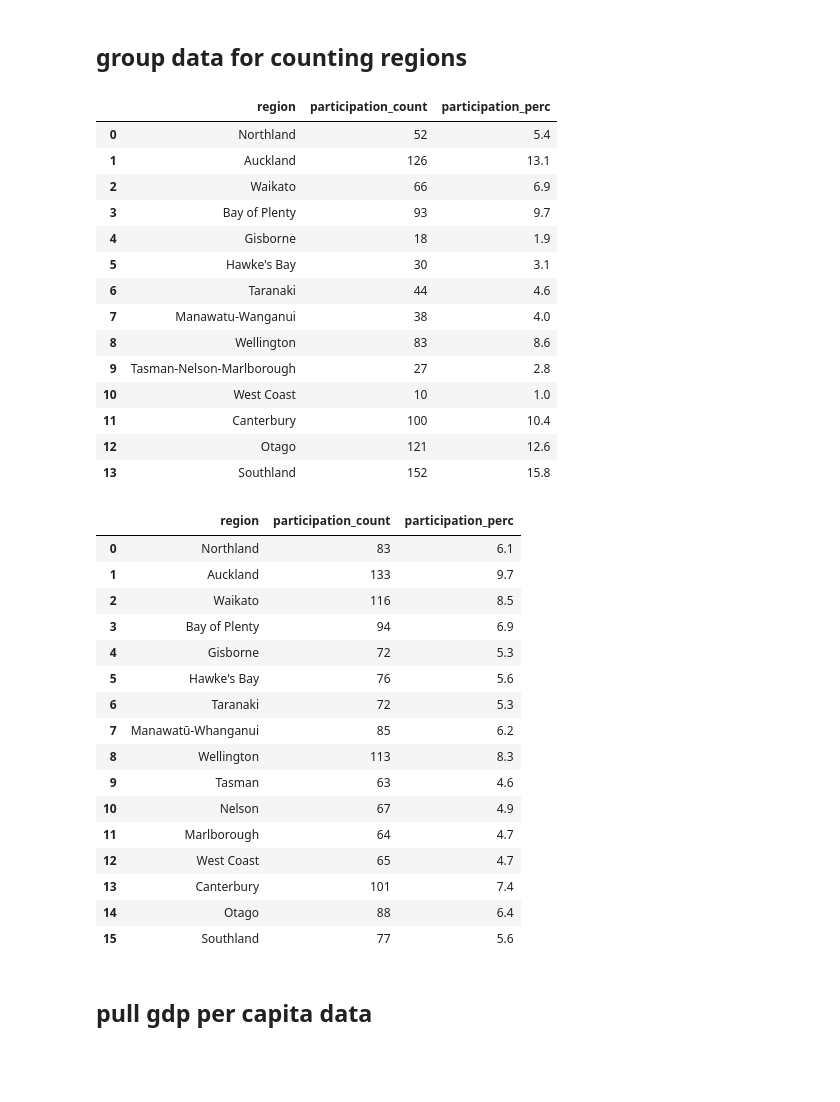
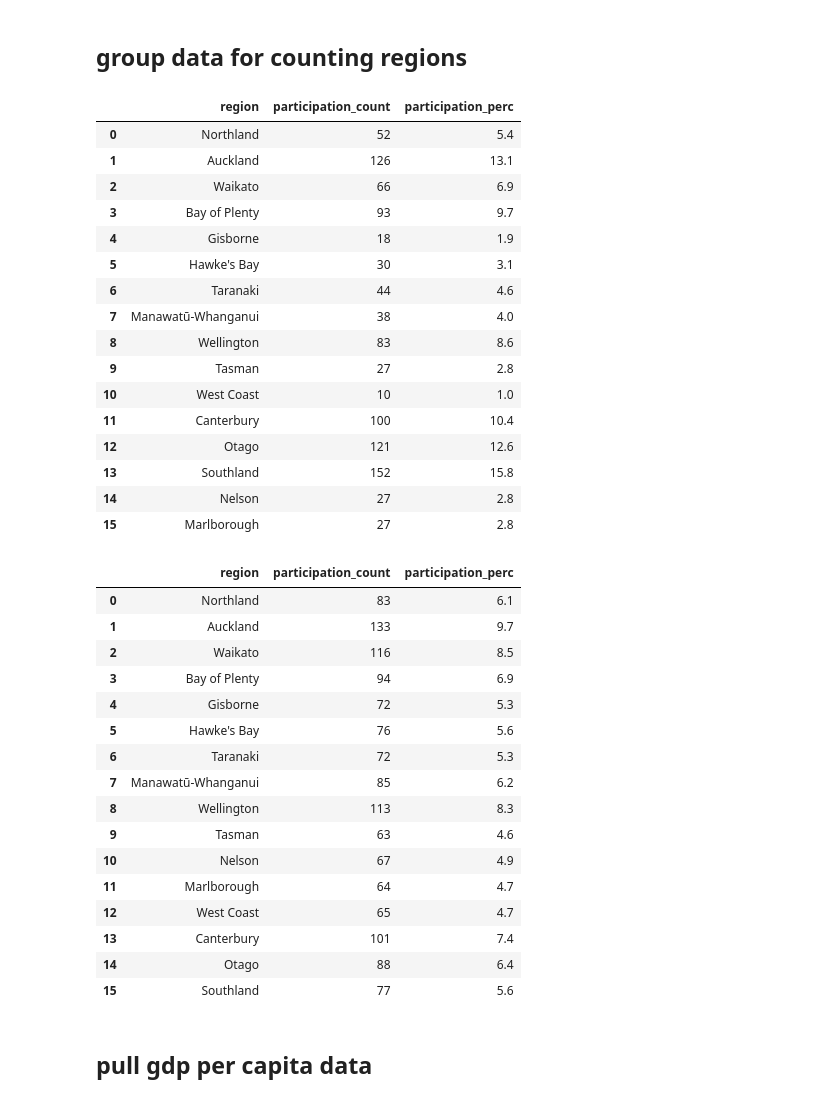
Before and after one commit to matthew-trava/huiehackathon-team2, a Jupyter notebook: gis.ipynb, the cells around one changed output. Cells and saved outputs as stored; diff of their text form; code cells hidden in the pictures; blank space fills up the shorter version.

Commit message:
feat gis: introduced rule to fix region naming in 2021 survey

```diff
--- a/gis.ipynb
+++ b/gis.ipynb
@@ -235,40 +235,61 @@ regions_2021 = [
     "West Coast /Te Tai Poutini",
     "Canterbury/Waitaha",
     "Otago/Ōtākou",
     "Southland/Murihiku",
     "All regions of the North Island/Te IkaaMāui",
     "All regions of the South Island/Te Wai Pounamu",
     "All regions of Aotearoa/New Zealand"
 ]
 
 generic_regions_2021 = [
     "All regions of the North Island/Te IkaaMāui",
     "All regions of the South Island/Te Wai Pounamu",
     "All regions of Aotearoa/New Zealand"
 
 ]
 
 # call function to make df with participation count per region
 df_regcount_2020 = count_regions(df_2020, regions_2020, generic_regions_2020, year=2020)
 df_regcount_2021 = count_regions(df_2021, regions_2021, generic_regions_2021, year=2021)
 
+# now introduce two rules for df_reg_count_2020: (i) turn Tasman-Nelson-Marlborough into three rows and (ii) include macron in 'Manawatū-Wanganui'
+T_N_M = 'Tasman-Nelson-Marlborough'
+ind_arr_1 = np.where(df_regcount_2020['region'] == T_N_M)[0]
+
+if len(ind_arr_1) > 0:
+    ind_rule_1 = ind_arr_1[0]
+    df_regcount_2020.at[ind_rule_1, 'region'] =  T_N_M.split('-')[0]
+    pc_tnm, pc_perc_tnm = df_regcount_2020.loc[ind_rule_1].values[1:]
+    for i in range(1,3):
+        vals = [T_N_M.split('-')[i], pc_tnm, pc_perc_tnm]
+        df_i = pd.DataFrame({key: [val] for key,val in zip(df_regcount_2020, vals)})
+        df_regcount_2020 = pd.concat([df_regcount_2020, df_i]).reset_index(drop=True)
+
+ind_arr_2 = np.where(df_regcount_2020['region'] == 'Manawatu-Wanganui')[0]
+
+if len(ind_arr_2) > 0:
+    ind_rule_2 = ind_arr_2[0]
+    df_regcount_2020.at[ind_rule_2, 'region'] =  'Manawatū-Whanganui'
+
 display_side_by_side(df_regcount_2020, df_regcount_2021)
 # %% [output]
 |  | region | participation_count | participation_perc |
 | 0 | Northland | 52 | 5.4 |
 | 1 | Auckland | 126 | 13.1 |
 | 2 | Waikato | 66 | 6.9 |
 | 3 | Bay of Plenty | 93 | 9.7 |
 | 4 | Gisborne | 18 | 1.9 |
 | 5 | Hawke's Bay | 30 | 3.1 |
 | 6 | Taranaki | 44 | 4.6 |
-| 7 | Manawatu-Wanganui | 38 | 4.0 |
+| 7 | Manawatū-Whanganui | 38 | 4.0 |
 | 8 | Wellington | 83 | 8.6 |
-| 9 | Tasman-Nelson-Marlborough | 27 | 2.8 |
+| 9 | Tasman | 27 | 2.8 |
 | 10 | West Coast | 10 | 1.0 |
 | 11 | Canterbury | 100 | 10.4 |
 | 12 | Otago | 121 | 12.6 |
 | 13 | Southland | 152 | 15.8 |
+| 14 | Nelson | 27 | 2.8 |
+| 15 | Marlborough | 27 | 2.8 |
 |  | region | participation_count | participation_perc |
 | 0 | Northland | 83 | 6.1 |
 | 1 | Auckland | 133 | 9.7 |
```
Also changed, not shown: parts of 3 cells of this notebook.
